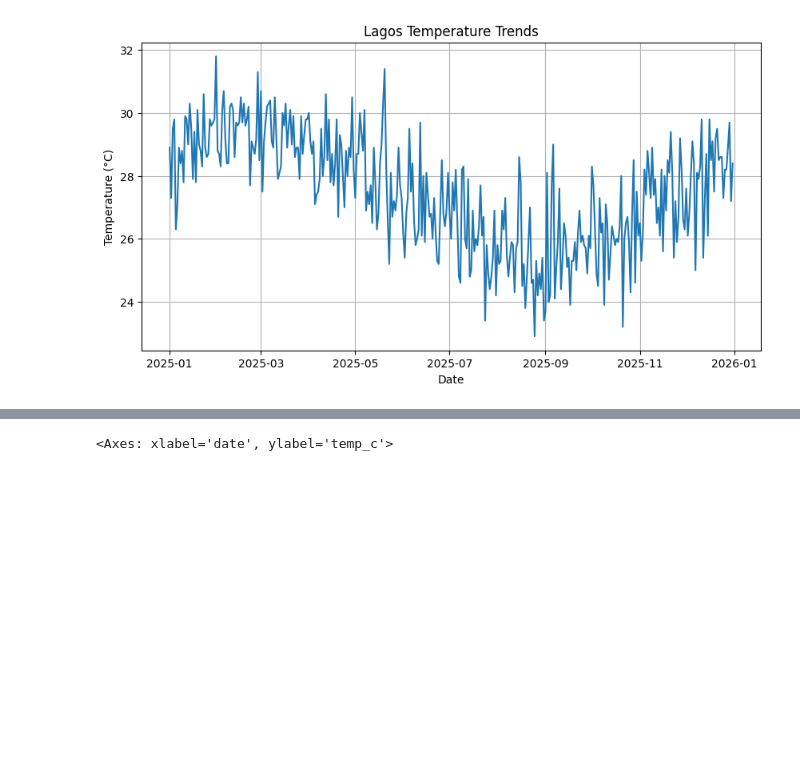
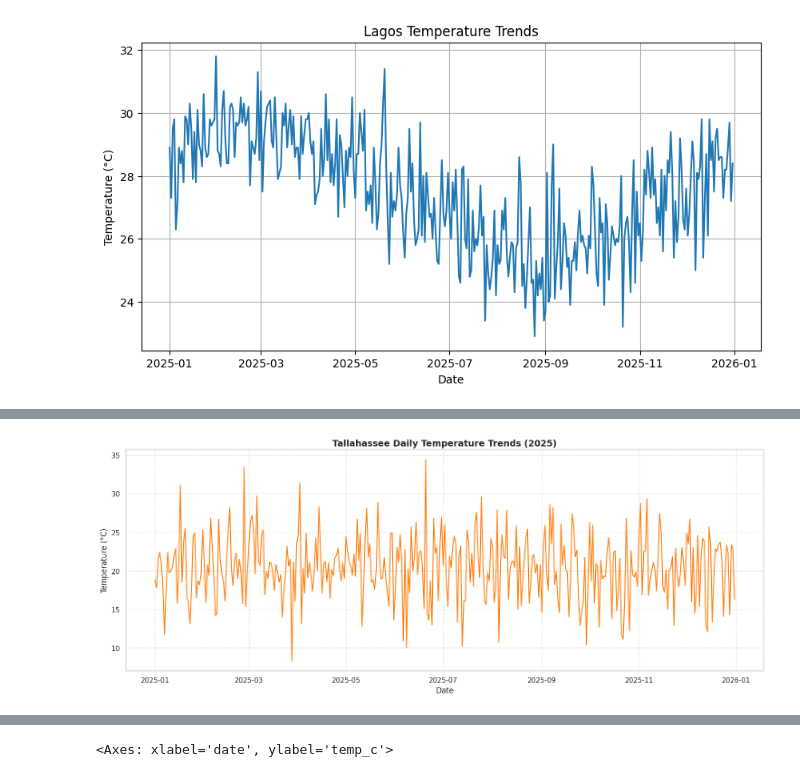
Before and after one commit to Ibraheem0011/TWDP-Python-Data-Analysis-Training_Programme, a Jupyter notebook: TWDP_Python.ipynb, the cells around one changed output, grey strips where cells are left out. Saved outputs shown, nothing was run; the diff lists cells and outputs as text; code cells hidden in the pictures; blank space fills up the shorter version.

```diff
--- a/TWDP_Python.ipynb
+++ b/TWDP_Python.ipynb
@@ -240,0 +1327,21 @@ plt.show()
+# %%
+import matplotlib.pyplot as plt
+import pandas as pd
+
+# Filter the dataset for Tallahassee and create a copy
+tallahassee_df = df[df['city'] == 'Tallahassee'].copy()
+
+# Convert date column to datetime for chronological plotting
+tallahassee_df['date'] = pd.to_datetime(tallahassee_df['date'])
+
+# Plot daily temperature trends
+plt.figure(figsize=(15, 6))
+plt.plot(tallahassee_df['date'], tallahassee_df['temp_c'], color='tab:orange', linewidth=1.5)
+plt.title('Tallahassee Daily Temperature Trends (2025)', fontsize=14, fontweight='bold')
+plt.xlabel('Date', fontsize=12)
+plt.ylabel('Temperature (°C)', fontsize=12)
+plt.grid(True, linestyle='--', alpha=0.6)
+plt.tight_layout()
+plt.show()
+# %% [output]
+[figure, added]
```
Also changed, not shown: parts of 75 cells of this notebook.
